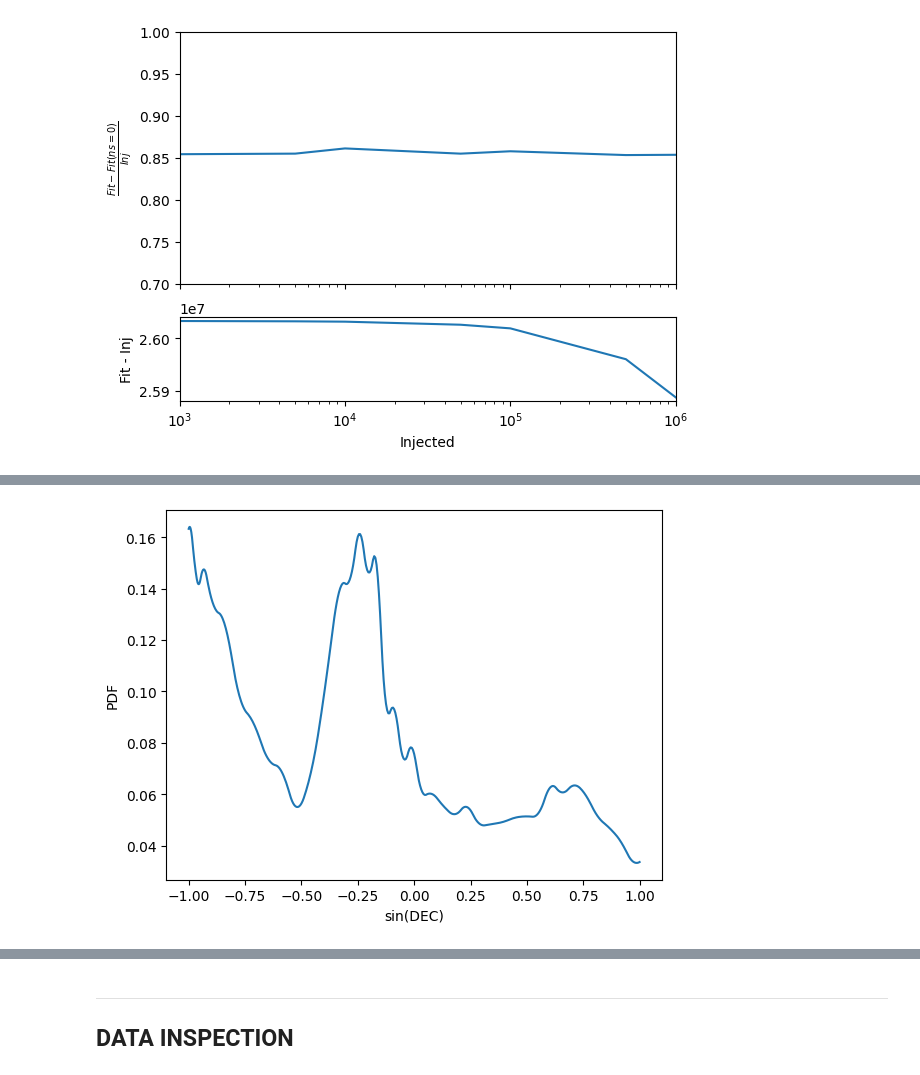
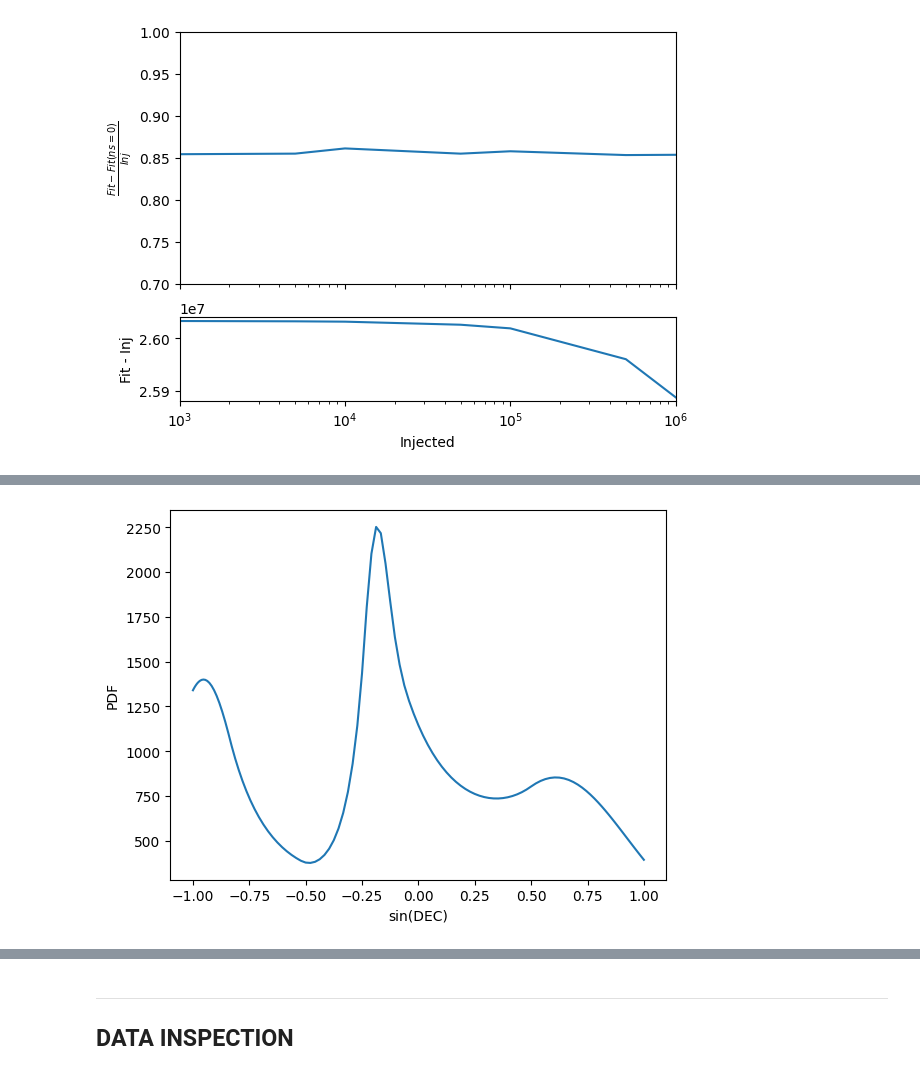
Before and after one commit to MACampana/BinnedTracks, a Jupyter notebook: NEW_BinnedAnalysis.ipynb, the cells around one changed output, grey strips where cells are left out. Saved outputs shown, nothing was run; the diff lists cells and outputs as text; code cells hidden in the pictures.

```diff
--- a/NEW_BinnedAnalysis.ipynb
+++ b/NEW_BinnedAnalysis.ipynb
@@ -1142,12 +1202,12 @@ class BinnedTemplateAnalysis:
 # %%
 data_path = 'data/level2/binned/Level2_2020.binned_data.npy'
-sig_path = 'data/level2/sim/npy/Level2_sim.npy'
+sig_path = 'data/level2/sim/npy/Level2_sim_2.npy'
 grl_path = 'GRL.npy'
 template_path = 'templates/Fermi-LAT_pi0_map.npy'
 # %%
 bin_chilln = BinnedTemplateAnalysis(data_path, sig_path, grl_path, is_binned=True, savedir='data/level2/binned/', name='Level2_2020',
                  template=template_path, gamma=2.7, cutoff=10**(-1.0),
                  nside=32, min_dec_deg=-80, max_dec_deg=80, verbose=False,
-                 ebins=None, qtot=True, force=False, ebins=None)
+                 ebins=None, qtot=True, force=False)
 # %% [output]
 Setting up:
@@ -1272,8 +1336,8 @@ plt.show()
 # %%
 x = np.sin(np.unique(bin_chilln.bin_decs))
-plt.plot(x, bin_chilln.get_acc_from_spline(x, acc='bg'))
+plt.plot(x, bin_chilln.get_acc_from_spline(x, 30, acc='bg') * hp.nside2pixarea(32) * np.sum(bin_chilln.binned_data[30]))
 plt.xlabel('sin(DEC)')
 plt.ylabel('PDF')
 plt.show()
 # %% [output]
-[figure, old version]
+[figure, new version]
```
Also changed, not shown: parts of 8 cells of this notebook.
